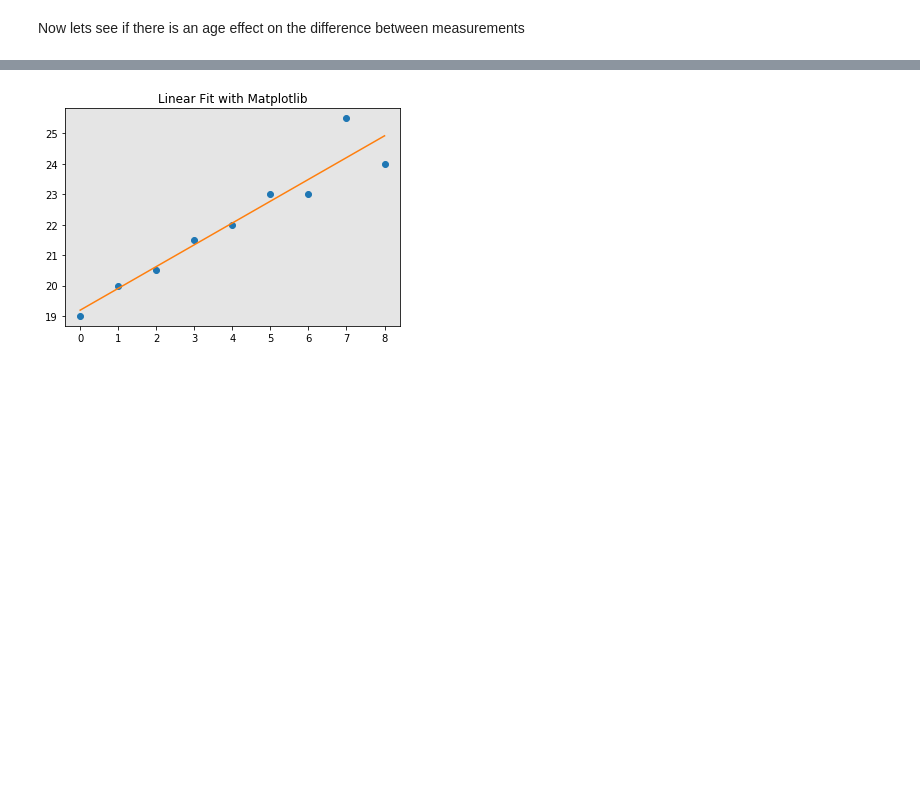
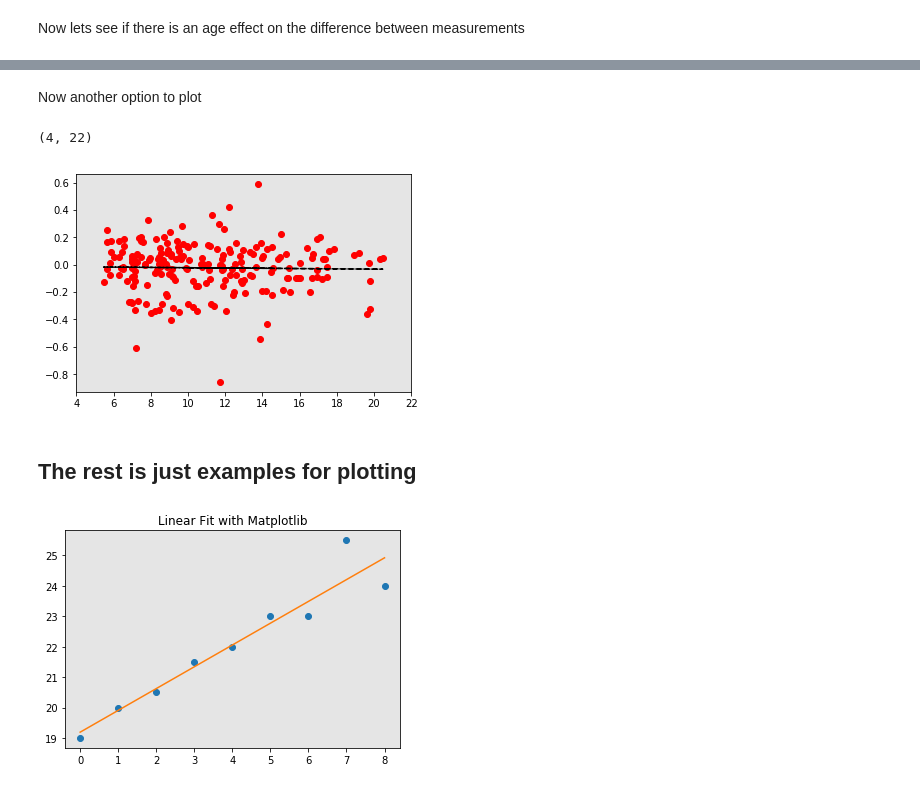
Before and after one commit to engfranco/vnav_paper, a Jupyter notebook: age_cortical_thickness/organize_data.ipynb, the cells around one changed output, grey strips where cells are left out. Saved outputs shown, nothing was run; the diff lists cells and outputs as text; code cells hidden in the pictures; blank space fills up the shorter version.

```diff
--- a/age_cortical_thickness/organize_data.ipynb
+++ b/age_cortical_thickness/organize_data.ipynb
@@ -307,3 +372,28 @@ Age
+# %% [markdown]
+Now another option to plot
+# %%
+
+import numpy as np
+import matplotlib.pyplot as plt
+
+#x = [1,2,3,4]
+#y = [3,5,7,10] # 10, not 9, so the fit isn't perfect
+
+fit = np.polyfit(age,diff,1)
+fit_fn = np.poly1d(fit)
+# fit_fn is now a function which takes in x and returns an estimate for y
+
+plt.plot(age,diff, 'ro', age, fit_fn(age), '--k')
+ax = plt.gca()
+ax.set_facecolor((0.898, 0.898, 0.898))
+
+plt.xlim(4, 22)
+#plt.ylim(0, 12)
+# %% [output]
+(4, 22)
+[figure, added]
+# %% [markdown]
+## The rest is just examples for plotting
 # %%
 # Learn about API authentication here: https://plot.ly/python/getting-started
 # Find your api_key here: https://plot.ly/settings/api
```
Also changed, not shown: parts of 6 cells of this notebook, 2 other files.
